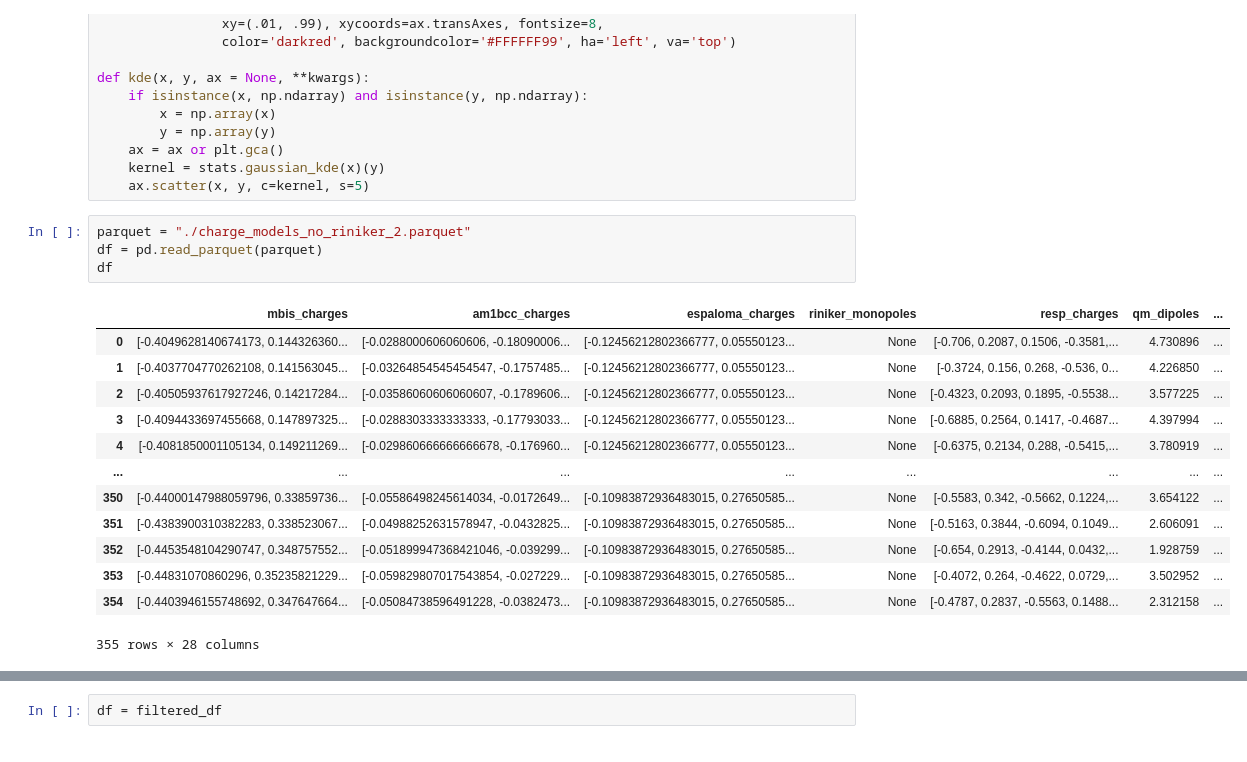
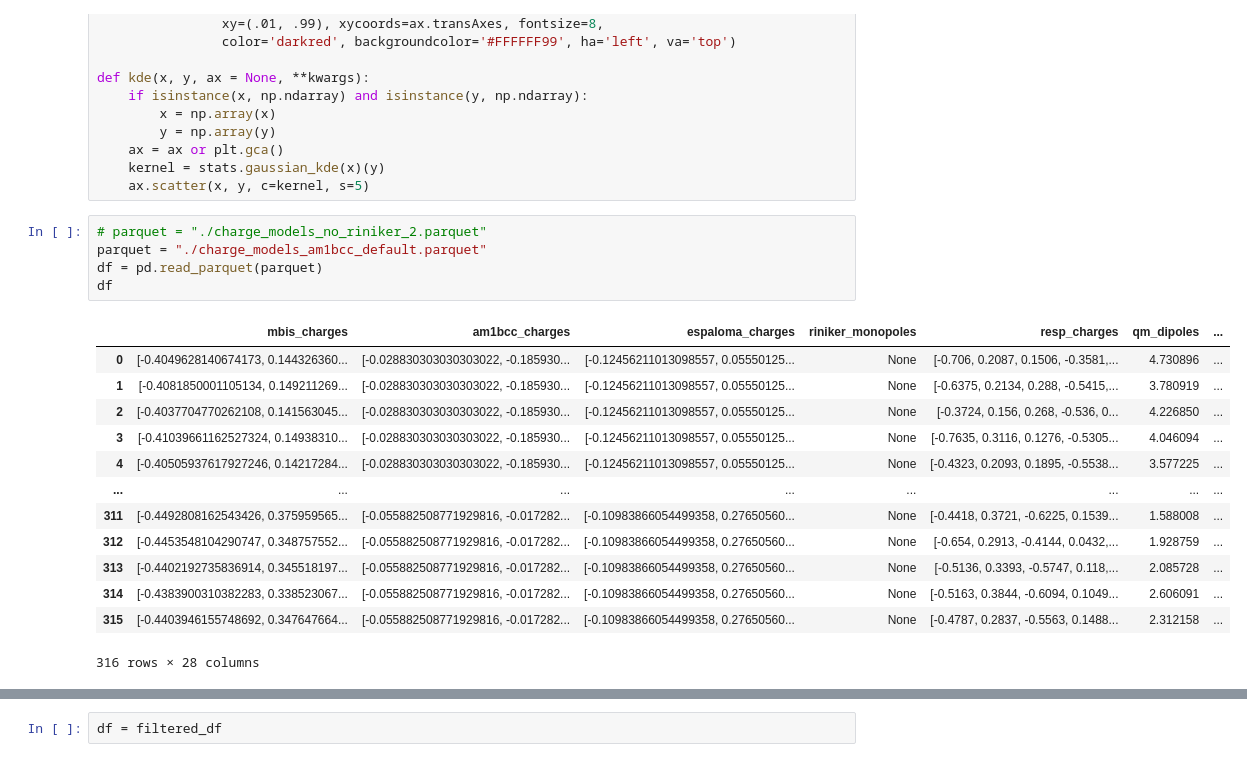
Before and after one commit to bismuthadams1/charge_paper, a Jupyter notebook: conformer_test/explore_parquet.ipynb, the cells around one changed output, grey strips where cells are left out. Cells and saved outputs as stored; diff of their text form.

```diff
--- a/conformer_test/explore_parquet.ipynb
+++ b/conformer_test/explore_parquet.ipynb
@@ -36,20 +36,21 @@ def kde(x, y, ax = None, **kwargs):
     kernel = stats.gaussian_kde(x)(y)
     ax.scatter(x, y, c=kernel, s=5)
 # %%
-parquet = "./charge_models_no_riniker_2.parquet"
+# parquet = "./charge_models_no_riniker_2.parquet"
+parquet = "./charge_models_am1bcc_default.parquet"
 df = pd.read_parquet(parquet)
 df
 # %% [output]
 |  | mbis_charges | am1bcc_charges | espaloma_charges | riniker_monopoles | resp_charges | qm_dipoles | ... |
-| 0 | [-0.4049628140674173, 0.144326360... | [-0.0288000606060606, -0.18090006... | [-0.12456212802366777, 0.05550123... | None | [-0.706, 0.2087, 0.1506, -0.3581,... | 4.730896 | ... |
-| 1 | [-0.4037704770262108, 0.141563045... | [-0.03264854545454547, -0.1757485... | [-0.12456212802366777, 0.05550123... | None | [-0.3724, 0.156, 0.268, -0.536, 0... | 4.226850 | ... |
-| 2 | [-0.40505937617927246, 0.14217284... | [-0.03586060606060607, -0.1789606... | [-0.12456212802366777, 0.05550123... | None | [-0.4323, 0.2093, 0.1895, -0.5538... | 3.577225 | ... |
-| 3 | [-0.4094433697455668, 0.147897325... | [-0.0288303333333333, -0.17793033... | [-0.12456212802366777, 0.05550123... | None | [-0.6885, 0.2564, 0.1417, -0.4687... | 4.397994 | ... |
-| 4 | [-0.4081850001105134, 0.149211269... | [-0.029860666666666678, -0.176960... | [-0.12456212802366777, 0.05550123... | None | [-0.6375, 0.2134, 0.288, -0.5415,... | 3.780919 | ... |
+| 0 | [-0.4049628140674173, 0.144326360... | [-0.028830303030303022, -0.185930... | [-0.12456211013098557, 0.05550125... | None | [-0.706, 0.2087, 0.1506, -0.3581,... | 4.730896 | ... |
+| 1 | [-0.4081850001105134, 0.149211269... | [-0.028830303030303022, -0.185930... | [-0.12456211013098557, 0.05550125... | None | [-0.6375, 0.2134, 0.288, -0.5415,... | 3.780919 | ... |
+| 2 | [-0.4037704770262108, 0.141563045... | [-0.028830303030303022, -0.185930... | [-0.12456211013098557, 0.05550125... | None | [-0.3724, 0.156, 0.268, -0.536, 0... | 4.226850 | ... |
+| 3 | [-0.41039661162527324, 0.14938310... | [-0.028830303030303022, -0.185930... | [-0.12456211013098557, 0.05550125... | None | [-0.7635, 0.3116, 0.1276, -0.5305... | 4.046094 | ... |
+| 4 | [-0.40505937617927246, 0.14217284... | [-0.028830303030303022, -0.185930... | [-0.12456211013098557, 0.05550125... | None | [-0.4323, 0.2093, 0.1895, -0.5538... | 3.577225 | ... |
 | ... | ... | ... | ... | ... | ... | ... | ... |
-| 350 | [-0.44000147988059796, 0.33859736... | [-0.05586498245614034, -0.0172649... | [-0.10983872936483015, 0.27650585... | None | [-0.5583, 0.342, -0.5662, 0.1224,... | 3.654122 | ... |
-| 351 | [-0.4383900310382283, 0.338523067... | [-0.04988252631578947, -0.0432825... | [-0.10983872936483015, 0.27650585... | None | [-0.5163, 0.3844, -0.6094, 0.1049... | 2.606091 | ... |
-| 352 | [-0.4453548104290747, 0.348757552... | [-0.051899947368421046, -0.039299... | [-0.10983872936483015, 0.27650585... | None | [-0.654, 0.2913, -0.4144, 0.0432,... | 1.928759 | ... |
-| 353 | [-0.44831070860296, 0.35235821229... | [-0.059829807017543854, -0.027229... | [-0.10983872936483015, 0.27650585... | None | [-0.4072, 0.264, -0.4622, 0.0729,... | 3.502952 | ... |
-| 354 | [-0.4403946155748692, 0.347647664... | [-0.05084738596491228, -0.0382473... | [-0.10983872936483015, 0.27650585... | None | [-0.4787, 0.2837, -0.5563, 0.1488... | 2.312158 | ... |
+| 311 | [-0.4492808162543426, 0.375959565... | [-0.055882508771929816, -0.017282... | [-0.10983866054499358, 0.27650560... | None | [-0.4418, 0.3721, -0.6225, 0.1539... | 1.588008 | ... |
+| 312 | [-0.4453548104290747, 0.348757552... | [-0.055882508771929816, -0.017282... | [-0.10983866054499358, 0.27650560... | None | [-0.654, 0.2913, -0.4144, 0.0432,... | 1.928759 | ... |
+| 313 | [-0.4402192735836914, 0.345518197... | [-0.055882508771929816, -0.017282... | [-0.10983866054499358, 0.27650560... | None | [-0.5136, 0.3393, -0.5747, 0.118,... | 2.085728 | ... |
+| 314 | [-0.4383900310382283, 0.338523067... | [-0.055882508771929816, -0.017282... | [-0.10983866054499358, 0.27650560... | None | [-0.5163, 0.3844, -0.6094, 0.1049... | 2.606091 | ... |
+| 315 | [-0.4403946155748692, 0.347647664... | [-0.055882508771929816, -0.017282... | [-0.10983866054499358, 0.27650560... | None | [-0.4787, 0.2837, -0.5563, 0.1488... | 2.312158 | ... |
-355 rows × 28 columns
+316 rows × 28 columns
```
Also changed, not shown: parts of 7 cells of this notebook, 4 other files.
